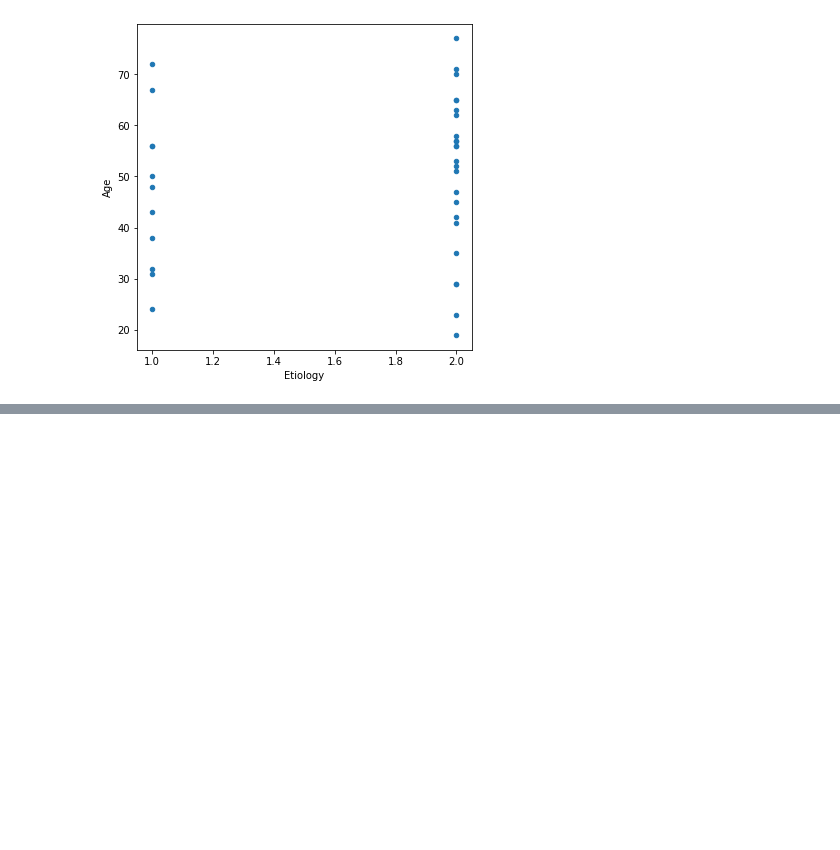
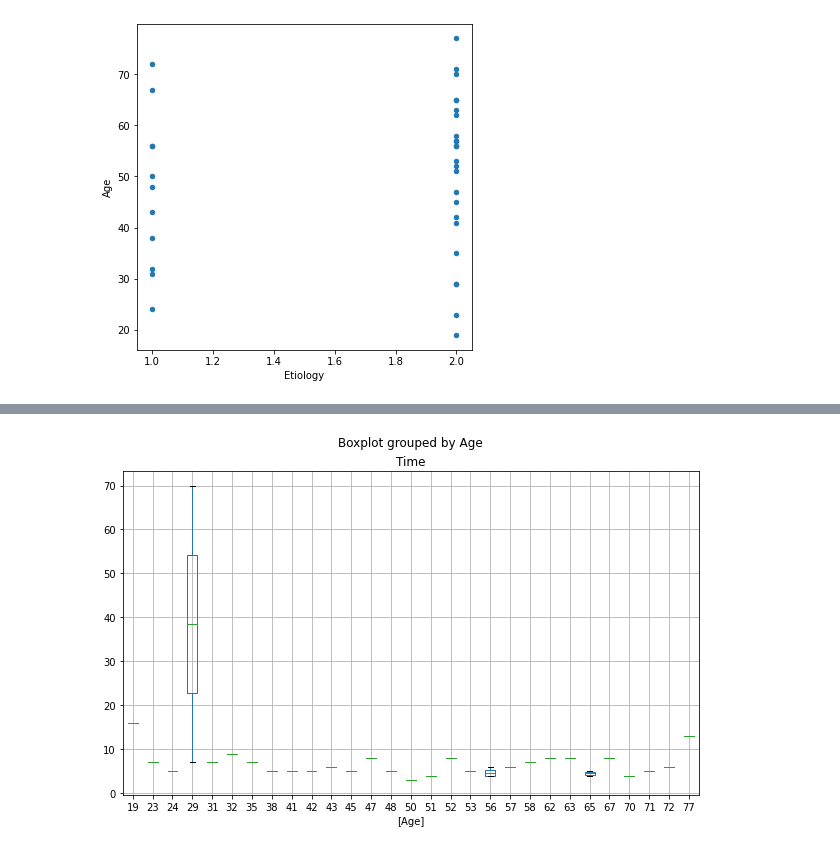
Before and after one commit to ManJ-PC/ML-DoC, a Jupyter notebook: Machine_learning_and_Data_analysis_about_Disentangling_Disorders_of_Consciousness.ipynb, the cells around one changed output, grey strips where cells are left out. Cells and saved outputs as stored; diff of their text form; code cells hidden in the pictures; blank space fills up the shorter version.

```diff
--- a/Machine_learning_and_Data_analysis_about_Disentangling_Disorders_of_Consciousness.ipynb
+++ b/Machine_learning_and_Data_analysis_about_Disentangling_Disorders_of_Consciousness.ipynb
@@ -412,0 +422,5 @@ docDF.plot(kind="scatter", x = 'Etiology', y='Age',figsize=(6,6))
+# %%
+ax3 = docDF[['Age','Time']].boxplot(by='Age', figsize=(10,6))
+#ax.set_ylabel('Time'), Não faz diferença
+# %% [output]
+[figure, added]
```
Also changed, not shown: parts of 4 cells of this notebook.
